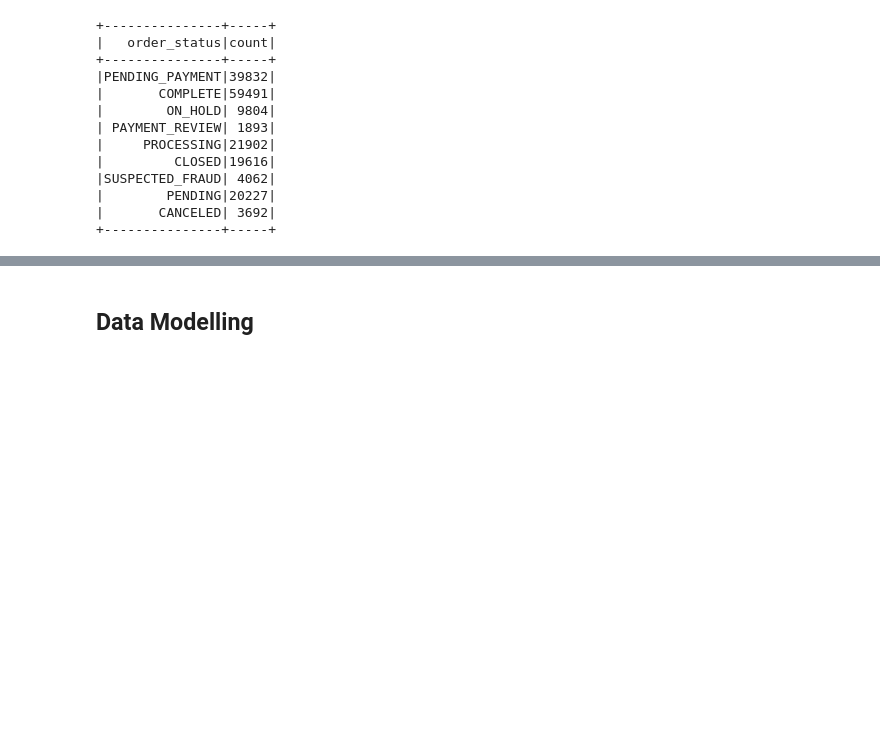
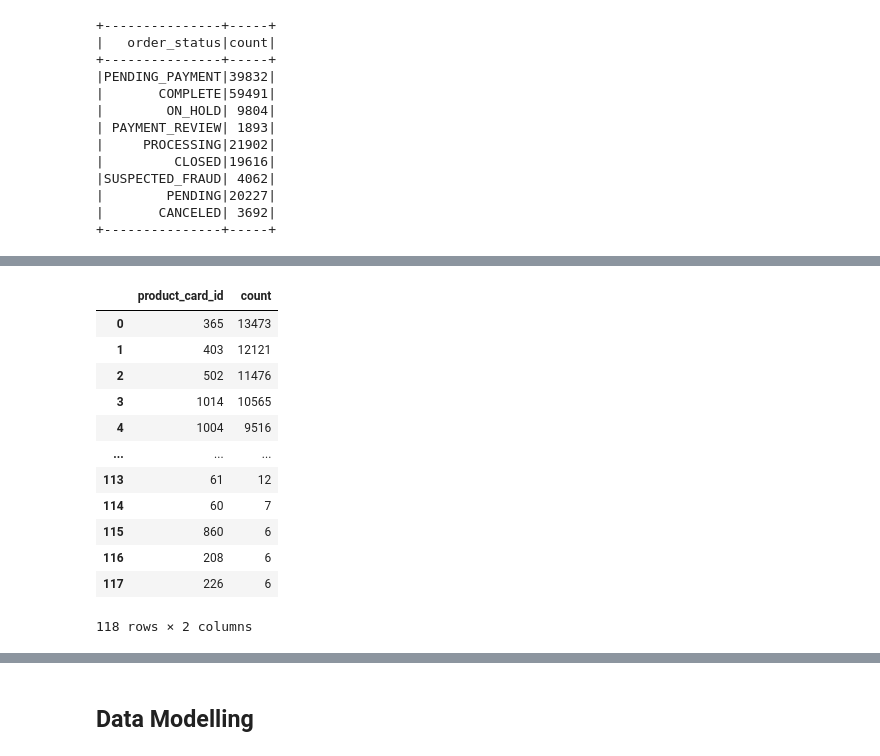
Before and after one commit to SunithAreng/DSS_Project_DataCo, a Jupyter notebook: Exploration.ipynb, the cells around one changed output, grey strips where cells are left out. Cells and saved outputs as stored; diff of their text form; code cells hidden in the pictures; blank space fills up the shorter version.

```diff
--- a/Exploration.ipynb
+++ b/Exploration.ipynb
@@ -333,0 +437,21 @@ spark.sql("SELECT order_status, count(order_status) as count From my_table group
+# %%
+spark.sql("""Select product_card_id,
+          count(product_card_id) as count
+          from my_table
+          where delivery_status = "Late delivery"
+          group by product_card_id
+          order by count desc""").toPandas()
+# %% [output]
+|  | product_card_id | count |
+| 0 | 365 | 13473 |
+| 1 | 403 | 12121 |
+| 2 | 502 | 11476 |
+| 3 | 1014 | 10565 |
+| 4 | 1004 | 9516 |
+| ... | ... | ... |
+| 113 | 61 | 12 |
+| 114 | 60 | 7 |
+| 115 | 860 | 6 |
+| 116 | 208 | 6 |
+| 117 | 226 | 6 |
+118 rows × 2 columns
```
Also changed, not shown: parts of 30 cells of this notebook, 1 other file.
